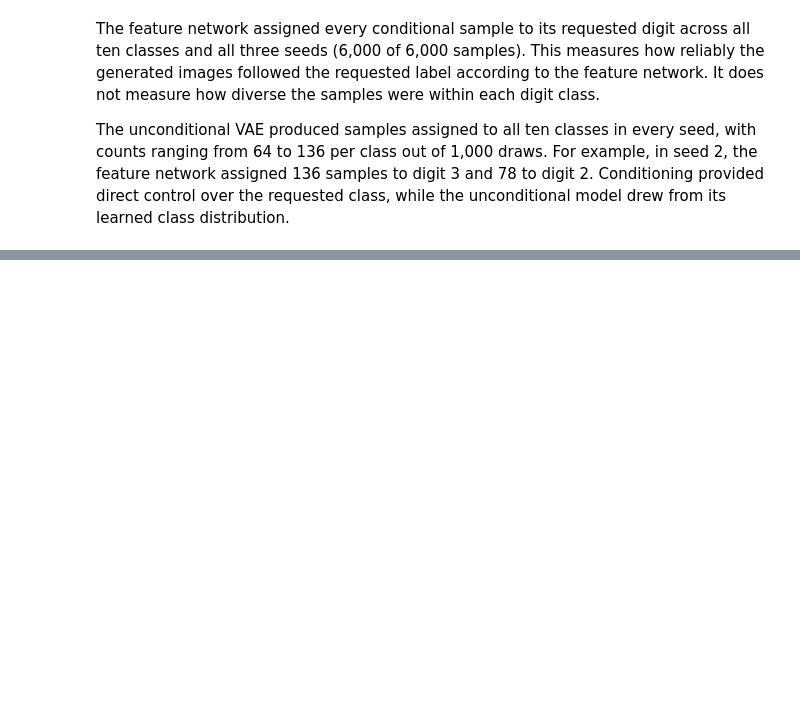
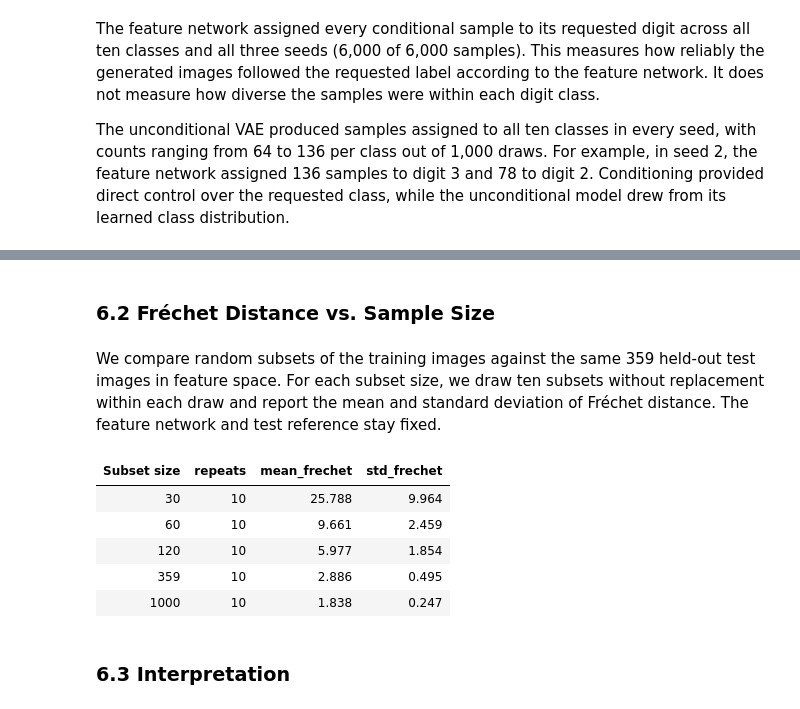
Before and after one commit to dancmartin11/aigc-5500-lab-07-latent-spaces, a Jupyter notebook: daniel_alejandro_castillo_martin_LAB7.ipynb, the cells around one changed output, grey strips where cells are left out. Saved outputs shown, nothing was run; the diff lists cells and outputs as text; code cells hidden in the pictures; blank space fills up the shorter version.

```diff
--- a/daniel_alejandro_castillo_martin_LAB7.ipynb
+++ b/daniel_alejandro_castillo_martin_LAB7.ipynb
@@ -513,0 +563,28 @@ The unconditional VAE produced samples assigned to all ten classes in every seed
+# %% [markdown]
+### 6.2 Fréchet Distance vs. Sample Size
+# %% [markdown]
+We compare random subsets of the training images against the same 359 held-out test images in feature space. For each subset size, we draw ten subsets without replacement within each draw and report the mean and standard deviation of Fréchet distance. The feature network and test reference stay fixed.
+# %%
+# Measure the Fréchet distance by size
+frechet_size_df = pd.DataFrame(
+    measure_frechet_by_size(x_train, feature_net, test_features, sample_sizes = (30, 60, 120, 359, 1_000), n_repeats = 10, seed = 0,)
+    )
+
+# Group the Fréchet distance by subset size
+frechet_size_summary = frechet_size_df.groupby('Subset size', as_index = False).agg(
+    repeats = ('Fréchet', 'size'),
+    mean_frechet = ('Fréchet', 'mean'),
+    std_frechet = ('Fréchet', 'std')
+    )
+
+# Show the summary of the Fréchet distance by subset size
+frechet_size_summary.style.format({'mean_frechet': '{:.3f}', 'std_frechet': '{:.3f}'}).hide(axis = 'index')
+# %% [output]
+| Subset size | repeats | mean_frechet | std_frechet |
+| 30 | 10 | 25.788 | 9.964 |
+| 60 | 10 | 9.661 | 2.459 |
+| 120 | 10 | 5.977 | 1.854 |
+| 359 | 10 | 2.886 | 0.495 |
+| 1000 | 10 | 1.838 | 0.247 |
+# %% [markdown]
+### 6.3 Interpretation
```
Also changed, not shown: parts of 8 cells of this notebook, 1 other file.
